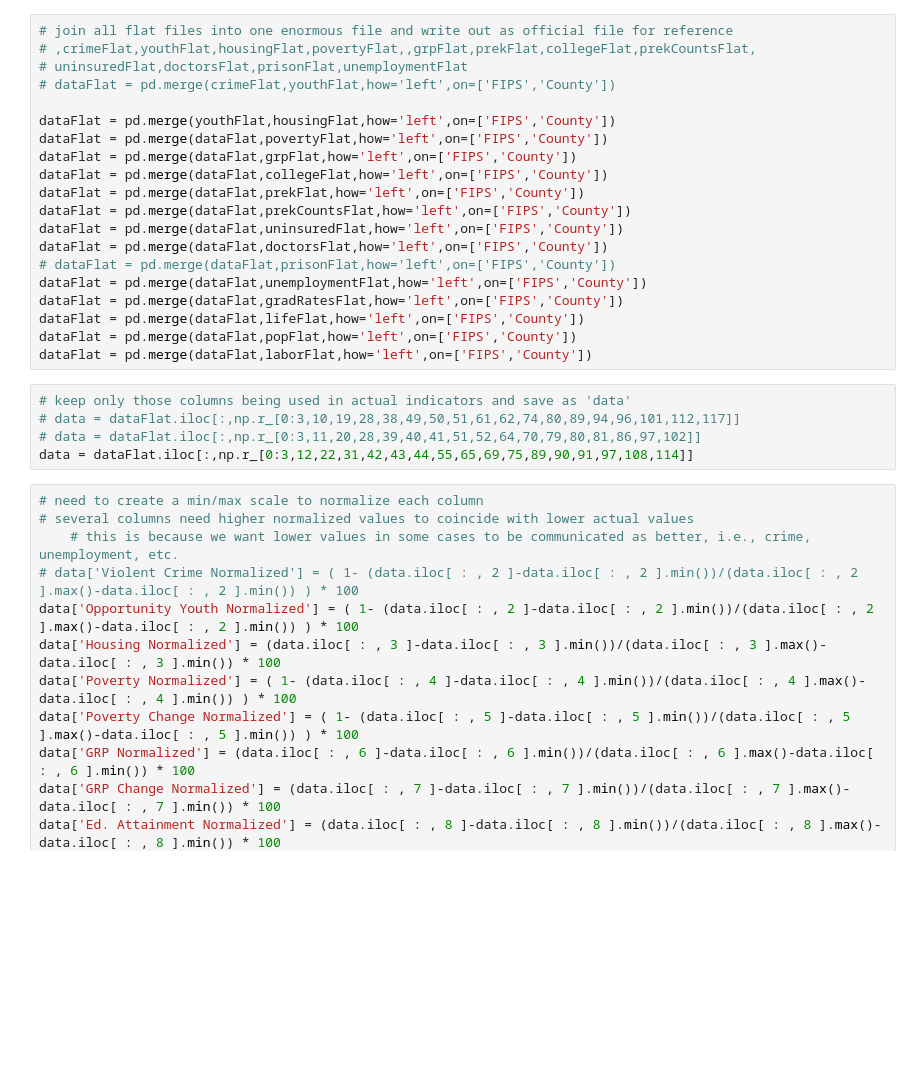
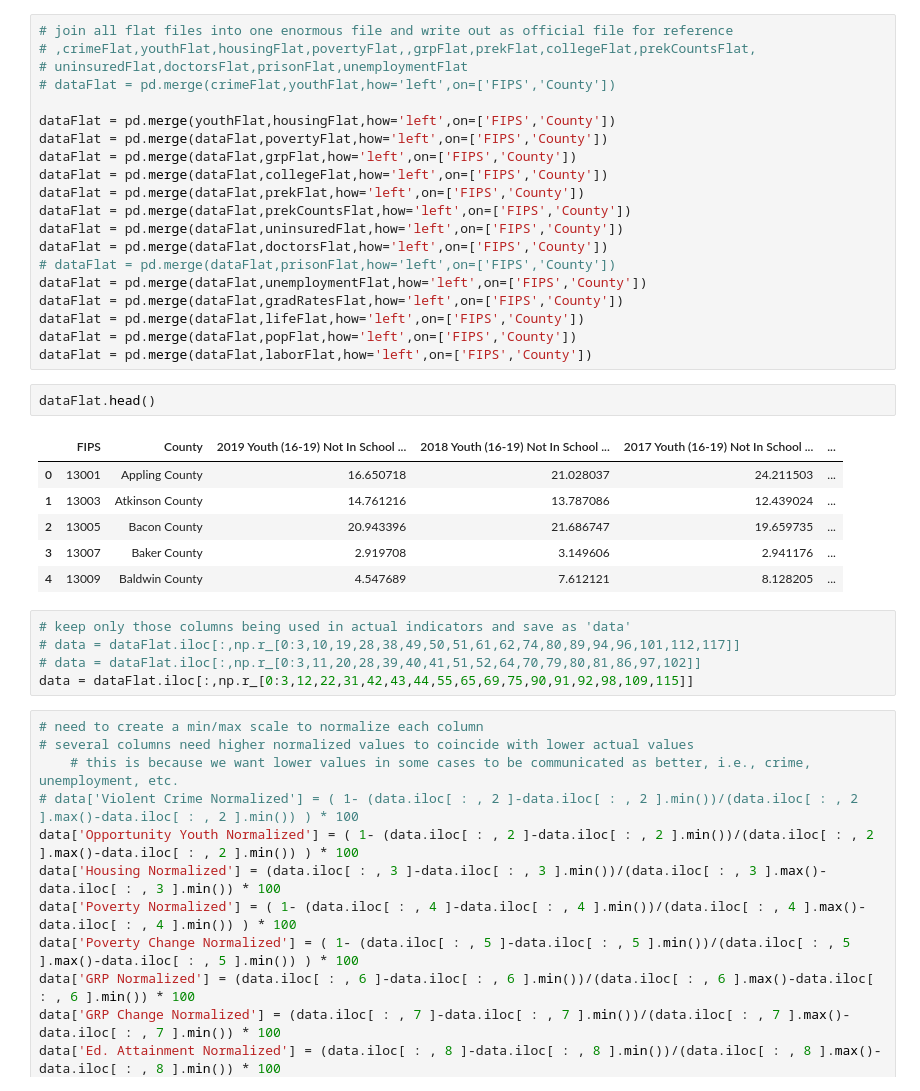
Before and after one commit to mmainzer/county-index, a Jupyter notebook: data-clean.ipynb, the cells around one changed output. Cells and saved outputs as stored; diff of their text form; blank space fills up the shorter version.

```diff
--- a/data-clean.ipynb
+++ b/data-clean.ipynb
@@ -251,11 +260,20 @@ dataFlat = pd.merge(dataFlat,gradRatesFlat,how='left',on=['FIPS','County'])
 dataFlat = pd.merge(dataFlat,lifeFlat,how='left',on=['FIPS','County'])
 dataFlat = pd.merge(dataFlat,popFlat,how='left',on=['FIPS','County'])
 dataFlat = pd.merge(dataFlat,laborFlat,how='left',on=['FIPS','County'])
+# %%
+dataFlat.head()
+# %% [output]
+|  | FIPS | County | 2019 Youth (16-19) Not In School ... | 2018 Youth (16-19) Not In School ... | 2017 Youth (16-19) Not In School ... | ... |
+| 0 | 13001 | Appling County | 16.650718 | 21.028037 | 24.211503 | ... |
+| 1 | 13003 | Atkinson County | 14.761216 | 13.787086 | 12.439024 | ... |
+| 2 | 13005 | Bacon County | 20.943396 | 21.686747 | 19.659735 | ... |
+| 3 | 13007 | Baker County | 2.919708 | 3.149606 | 2.941176 | ... |
+| 4 | 13009 | Baldwin County | 4.547689 | 7.612121 | 8.128205 | ... |
 # %%
 # keep only those columns being used in actual indicators and save as 'data'
 # data = dataFlat.iloc[:,np.r_[0:3,10,19,28,38,49,50,51,61,62,74,80,89,94,96,101,112,117]]
 # data = dataFlat.iloc[:,np.r_[0:3,11,20,28,39,40,41,51,52,64,70,79,80,81,86,97,102]]
-data = dataFlat.iloc[:,np.r_[0:3,12,22,31,42,43,44,55,65,69,75,89,90,91,97,108,114]]
+data = dataFlat.iloc[:,np.r_[0:3,12,22,31,42,43,44,55,65,69,75,90,91,92,98,109,115]]
 # %%
 # need to create a min/max scale to normalize each column
 # several columns need higher normalized values to coincide with lower actual values
```
Also changed, not shown: parts of 11 cells of this notebook, 12 other files.
